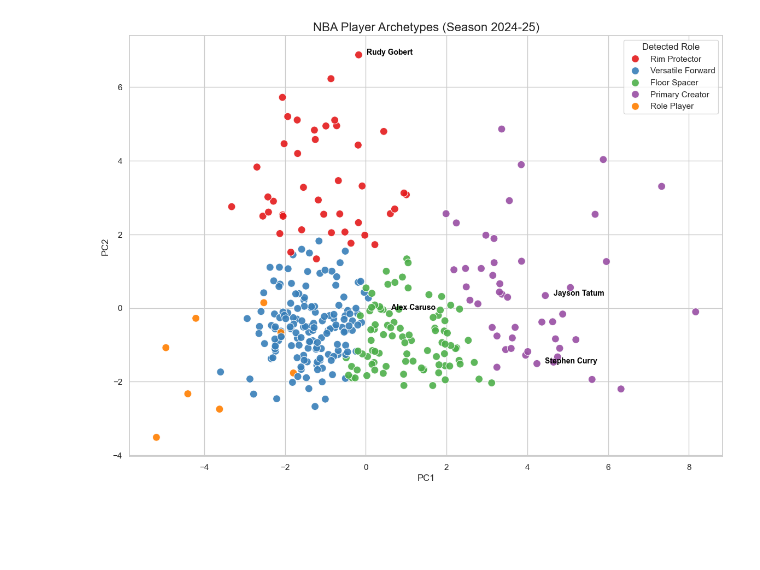
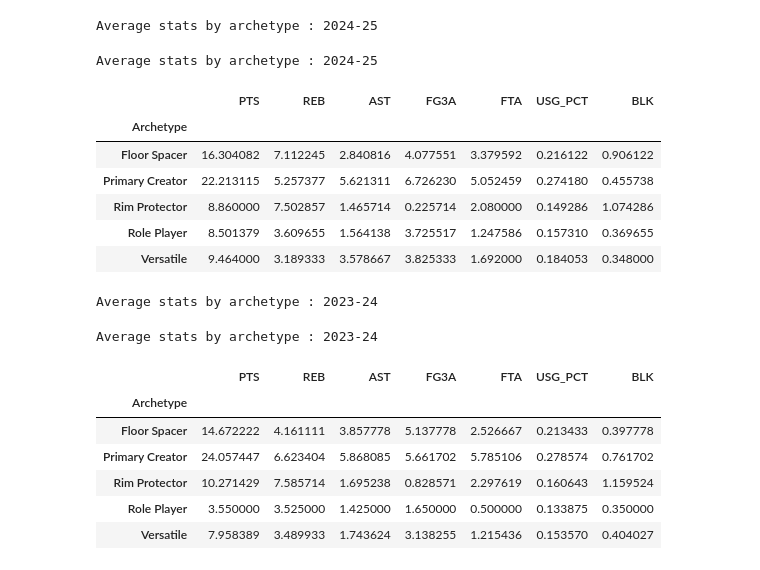
Before and after one commit to joshua-lyw/CS439-NBAProject, a Jupyter notebook: NBA Final Project.ipynb, the cells around one changed output. Cells and saved outputs as stored; diff of their text form; code cells hidden in the pictures; blank space fills up the shorter version.

```diff
--- a/NBA Final Project.ipynb
+++ b/NBA Final Project.ipynb
@@ -155,18 +381,40 @@ pca_df['Archetype'] = pca_df['Cluster_ID'].map(name_map)
 # %%
-plt.figure(figsize=(14, 10))
-# Plot with text labels as the hue/color
-sns.scatterplot(x='PC1', y='PC2', hue='Archetype', data=pca_df, palette='Set1', s=100, alpha=0.9)
+# Heatmaps for each season archetype
+# These tables tell us why the model thinks these roles are different
 
-# Annotate huge stars to check accuracy
-stars = ['Nikola Jokic', 'Luka Doncic', 'Stephen Curry', 'Rudy Gobert', 'Jayson Tatum', 'Alex Caruso']
-for i in range(len(pca_df)):
-    if pca_df.Player[i] in stars:
-        # Shift text slightly so it doesn't cover the dot
-        plt.text(pca_df.PC1[i]+0.2, pca_df.PC2[i], pca_df.Player[i], fontsize=10, weight='bold', color='black')
+for season, res in results_by_season.items():
+    df_season = res["df"]
 
-plt.title('NBA Player Archetypes (Season 2024-25)', fontsize=16)
-plt.legend(title='Detected Role')
-plt.show()
+    summary = (
+        df_season
+        .groupby('Archetype')[STATS_FOR_SUMMARY]
+        .mean()
+        .sort_index()
+    )
+
+    print(f"\nAverage stats by archetype : {season}")
+    display(
+        summary.style
+        .set_caption(f"Average stats by archetype : {season}")
+        .background_gradient(cmap='coolwarm')
+    )
 # %% [output]
-[figure, removed]
+Average stats by archetype : 2024-25
+Average stats by archetype : 2024-25
+|  | PTS | REB | AST | FG3A | FTA | USG_PCT | BLK |
+| Archetype |  |  |  |  |  |  |  |
+| Floor Spacer | 16.304082 | 7.112245 | 2.840816 | 4.077551 | 3.379592 | 0.216122 | 0.906122 |
+| Primary Creator | 22.213115 | 5.257377 | 5.621311 | 6.726230 | 5.052459 | 0.274180 | 0.455738 |
+| Rim Protector | 8.860000 | 7.502857 | 1.465714 | 0.225714 | 2.080000 | 0.149286 | 1.074286 |
+| Role Player | 8.501379 | 3.609655 | 1.564138 | 3.725517 | 1.247586 | 0.157310 | 0.369655 |
+| Versatile | 9.464000 | 3.189333 | 3.578667 | 3.825333 | 1.692000 | 0.184053 | 0.348000 |
+Average stats by archetype : 2023-24
+Average stats by archetype : 2023-24
+|  | PTS | REB | AST | FG3A | FTA | USG_PCT | BLK |
+| Archetype |  |  |  |  |  |  |  |
+| Floor Spacer | 14.672222 | 4.161111 | 3.857778 | 5.137778 | 2.526667 | 0.213433 | 0.397778 |
+| Primary Creator | 24.057447 | 6.623404 | 5.868085 | 5.661702 | 5.785106 | 0.278574 | 0.761702 |
+| Rim Protector | 10.271429 | 7.585714 | 1.695238 | 0.828571 | 2.297619 | 0.160643 | 1.159524 |
+| Role Player | 3.550000 | 3.525000 | 1.425000 | 1.650000 | 0.500000 | 0.133875 | 0.350000 |
+| Versatile | 7.958389 | 3.489933 | 1.743624 | 3.138255 | 1.215436 | 0.153570 | 0.404027 |
 # %%
```
Also changed, not shown: parts of 10 cells of this notebook, 1 other file.
